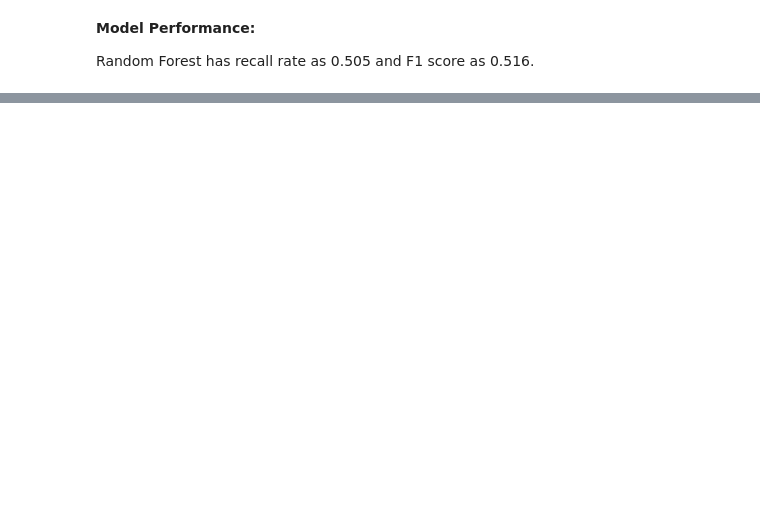
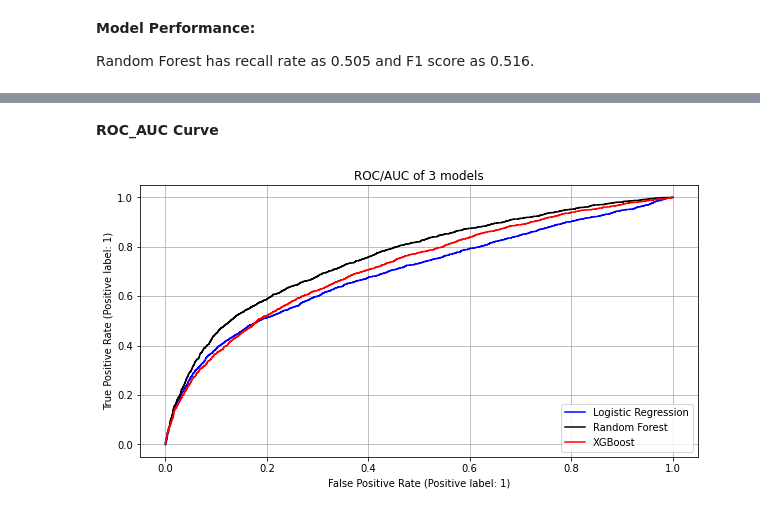
Before and after one commit to DSJibran/Credit-Card-Default-Prediction, a Jupyter notebook: Credit_Card_Default_Prediction.ipynb, the cells around one changed output, grey strips where cells are left out. Drawn from its saved outputs; the diff is of its cells as text; code cells hidden in the pictures; blank space fills up the shorter version.

```diff
--- a/Credit_Card_Default_Prediction.ipynb
+++ b/Credit_Card_Default_Prediction.ipynb
@@ -893,0 +936,3 @@ Random Forest has recall rate as 0.505 and F1 score as 0.516.
+# %%
+# Sampling and split data with SMOTE
+X_train_sm, X_test, y_train_sm, y_test = data_split(X, y, imbalance = True)
@@ -893,0 +1003,18 @@ Random Forest has recall rate as 0.505 and F1 score as 0.516.
+# %%
+# Use randomized search to find best parameters
+
+xgboost = XGBClassifier()
+xgb_random = RandomizedSearchCV(estimator = xgboost,
+                                param_distributions = random_grid_xgb,
+                                n_iter = 100,
+                                cv = 3,
+                                verbose=1,
+                                random_state=42,
+                                n_jobs = -1,
+                                scoring ='roc_auc')
+
+
+xgb_random.fit(X_train_sm, y_train_sm)
+xgb_random.best_params_, xgb_random.best_score_
+
+print(xgb_random.best_params_,xgb_random.best_score_)
@@ -893,0 +1059,15 @@ Random Forest has recall rate as 0.505 and F1 score as 0.516.
+# %% [markdown]
+**ROC_AUC Curve**
+# %%
+# Plot ROC_AUC curve of 3 models
+
+fig,ax=plt.subplots(figsize=(10,5))
+
+plot_roc_curve(lr_best, X_test_std, y_test,ax=ax, color="blue",label='Logistic Regression')
+plot_roc_curve(rf_best, X_test, y_test,ax=ax, color="black",label='Random Forest')
+plot_roc_curve(xgb_random, X_test, y_test,ax=ax, color="red",label='XGBoost')
+
+plt.title('ROC/AUC of 3 models')
+plt.grid()
+# %% [output]
+[figure, added]
```
Also changed, not shown: parts of 29 cells of this notebook.
